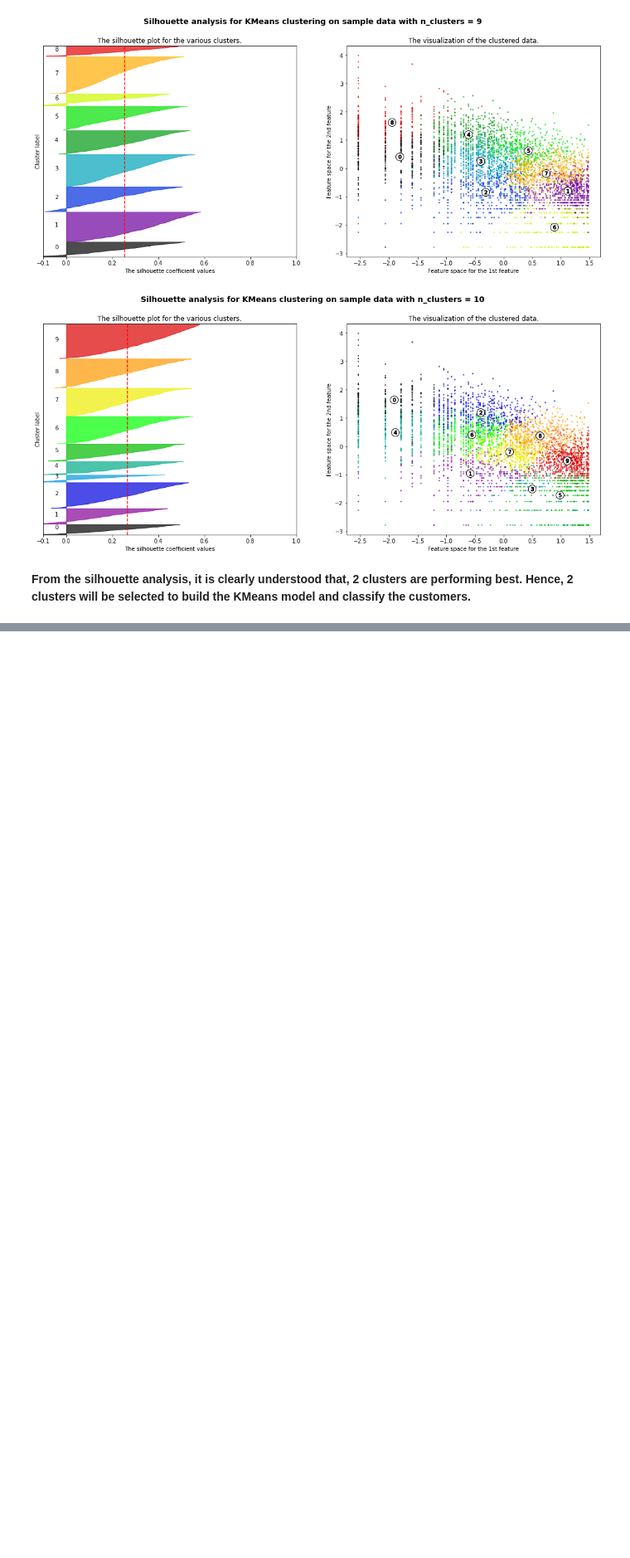
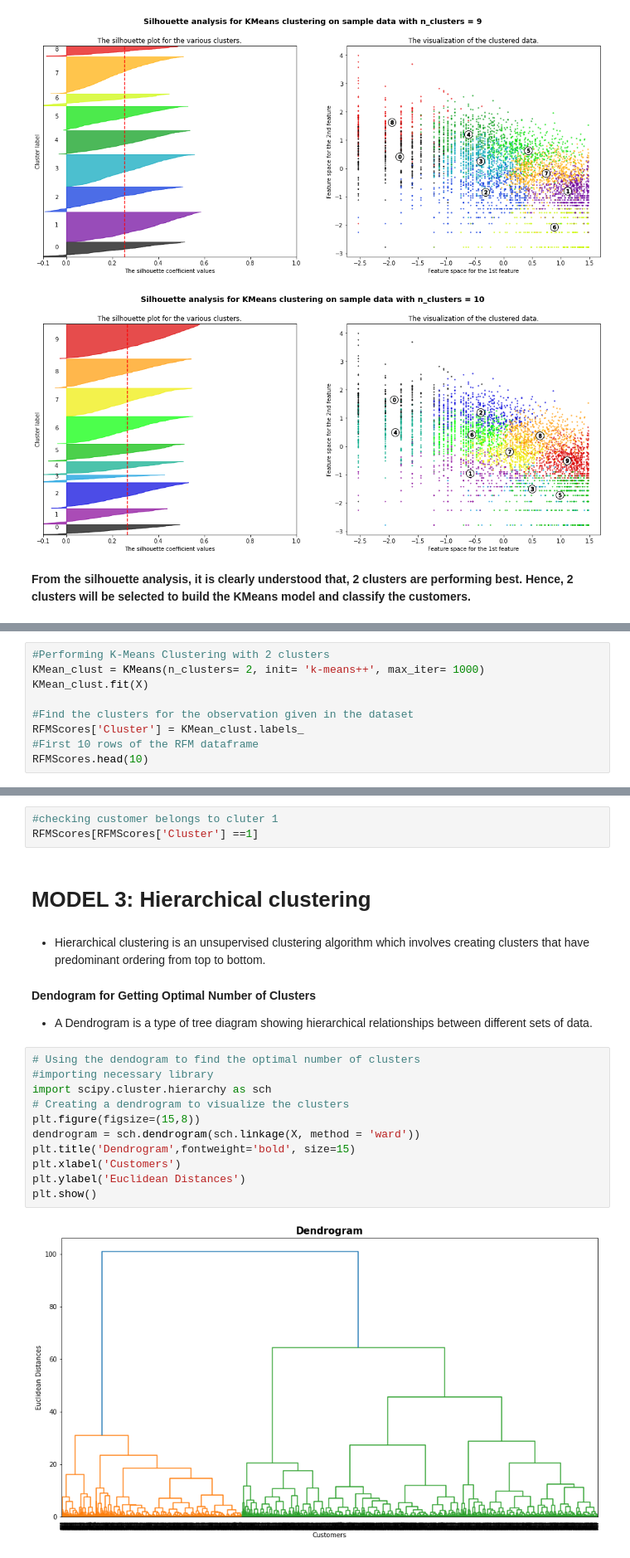
Before and after one commit to Nikkiie/Online-Retail-Customer-Segmentation-Unsupervised, a Jupyter notebook: Online_Retail_Customer_Segmentation_Unsupervised.ipynb, the cells around one changed output, grey strips where cells are left out. Shown at 83% size. Saved outputs shown, nothing was run; the diff lists cells and outputs as text; blank space fills up the shorter version.

```diff
--- a/Online_Retail_Customer_Segmentation_Unsupervised.ipynb
+++ b/Online_Retail_Customer_Segmentation_Unsupervised.ipynb
@@ -1058,0 +1098,9 @@ For n_clusters = 10 The average silhouette_score is : 0.2648431840242154
+# %%
+#Performing K-Means Clustering with 2 clusters
+KMean_clust = KMeans(n_clusters= 2, init= 'k-means++', max_iter= 1000)
+KMean_clust.fit(X)
+
+#Find the clusters for the observation given in the dataset
+RFMScores['Cluster'] = KMean_clust.labels_
+#First 10 rows of the RFM dataframe
+RFMScores.head(10)
@@ -1058,0 +1120,24 @@ For n_clusters = 10 The average silhouette_score is : 0.2648431840242154
+# %%
+#checking customer belongs to cluter 1
+RFMScores[RFMScores['Cluster'] ==1]
+# %% [markdown]
+# **MODEL 3: Hierarchical clustering**
+# %% [markdown]
+* Hierarchical clustering is an unsupervised clustering algorithm which involves creating clusters that have predominant ordering from top to bottom.
+# %% [markdown]
+**Dendogram for Getting Optimal Number of Clusters**
+
+* A Dendrogram is a type of tree diagram showing hierarchical relationships between different sets of data.
+# %%
+# Using the dendogram to find the optimal number of clusters
+#importing necessary library
+import scipy.cluster.hierarchy as sch
+# Creating a dendrogram to visualize the clusters
+plt.figure(figsize=(15,8))
+dendrogram = sch.dendrogram(sch.linkage(X, method = 'ward'))
+plt.title('Dendrogram',fontweight='bold', size=15)
+plt.xlabel('Customers')
+plt.ylabel('Euclidean Distances')
+plt.show()
+# %% [output]
+[figure, added]
```
Also changed, not shown: parts of 18 cells of this notebook.
